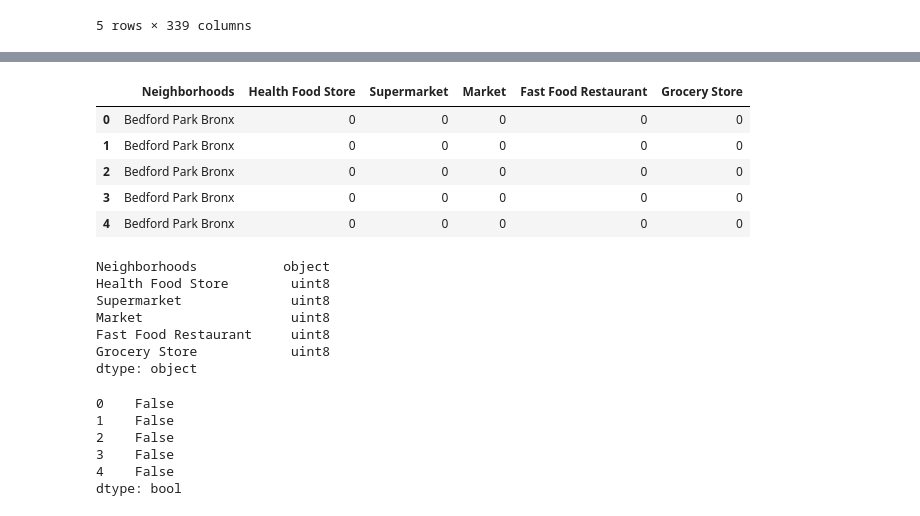
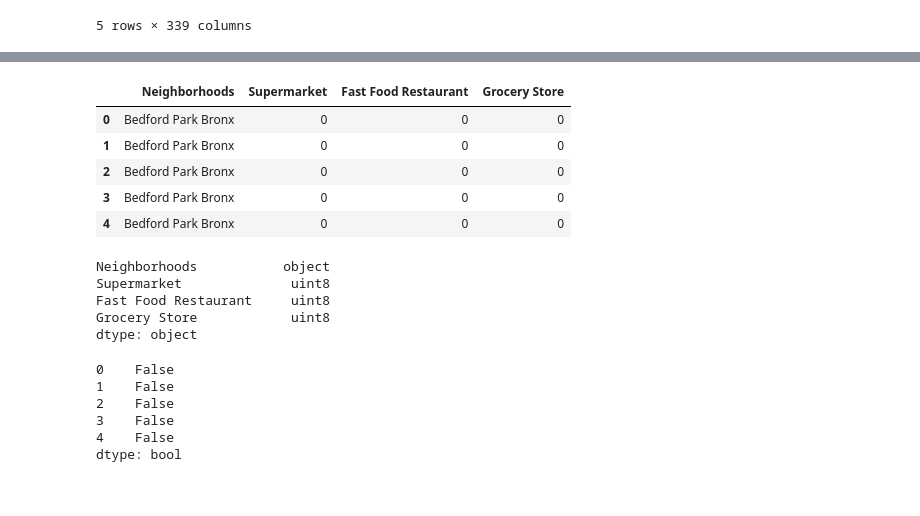
Before and after one commit to ptorres001/nyc_food_deserts, a Jupyter notebook: Cluster_Final.ipynb, the cells around one changed output, grey strips where cells are left out. Drawn from its saved outputs; the diff is of its cells as text; code cells hidden in the pictures.

```diff
--- a/Cluster_Final.ipynb
+++ b/Cluster_Final.ipynb
@@ -437,20 +441,22 @@ VERSION = '20180605' # Foursquare API version
 # %%
 radius =4000
 LIMIT = 500
+categoryId = '52f2ab2ebcbc57f1066b8b46,4bf58dd8d48988d118951735'
 
 venues = []
 
 for lat, long, neighborhood in zip(ny['Latitude'], ny['Longitude'], ny['Neighborhood']):
 
     # create the API request URL
-    url = "https://api.foursquare.com/v2/venues/explore?client_id={}&client_secret={}&v={}&ll={},{}&radius={}&limit={}".format(
+    url = "https://api.foursquare.com/v2/venues/explore?client_id={}&client_secret={}&v={}&ll={},{}&radius={}&limit={}&categoryId ={}".format(
         CLIENT_ID,
         CLIENT_SECRET,
         VERSION,
         lat,
         long,
         radius,
-        LIMIT)
+        LIMIT,
+        categoryId)
 
     # make the GET request
     results = requests.get(url).json()["response"]['groups'][0]['items']
@@ -471,7 +530,8 @@ for lat, long, neighborhood in zip(ny['Latitude'], ny['Longitude'], ny['Neighbor
 venues_df = pd.DataFrame(venues)
 
 # define the column names
-venues_df.columns = ['Neighborhood', 'Latitude', 'Longitude', 'VenueName', 'VenueLatitude', 'VenueLongitude', 'VenueCategory']
+venues_df.columns = ['Neighborhood', 'Latitude', 'Longitude',
+                     'VenueName', 'VenueLatitude', 'VenueLongitude', 'VenueCategory']
 
 print(venues_df.shape)
 venues_df.head(100)
@@ -560,23 +620,21 @@ array(['Neighborhoods', 'Accessories Store', 'Adult Boutique',
        "Women's Store", 'Yemeni Restaurant', 'Yoga Studio', 'Zoo',
        'Zoo Exhibit'], dtype=object)
 # %%
-ny_hot = ny_hot[['Neighborhoods','Health Food Store','Supermarket','Market',
+ny_hot = ny_hot[['Neighborhoods','Supermarket',
                  'Fast Food Restaurant','Grocery Store']]
 ny_hot.head()
 # %% [output]
-|  | Neighborhoods | Health Food Store | Supermarket | Market | Fast Food Restaurant | Grocery Store |
-| 0 | Bedford Park Bronx | 0 | 0 | 0 | 0 | 0 |
-| 1 | Bedford Park Bronx | 0 | 0 | 0 | 0 | 0 |
-| 2 | Bedford Park Bronx | 0 | 0 | 0 | 0 | 0 |
-| 3 | Bedford Park Bronx | 0 | 0 | 0 | 0 | 0 |
-| 4 | Bedford Park Bronx | 0 | 0 | 0 | 0 | 0 |
+|  | Neighborhoods | Supermarket | Fast Food Restaurant | Grocery Store |
+| 0 | Bedford Park Bronx | 0 | 0 | 0 |
+| 1 | Bedford Park Bronx | 0 | 0 | 0 |
+| 2 | Bedford Park Bronx | 0 | 0 | 0 |
+| 3 | Bedford Park Bronx | 0 | 0 | 0 |
+| 4 | Bedford Park Bronx | 0 | 0 | 0 |
 # %%
 ny_hot.dtypes
 # %% [output]
 Neighborhoods           object
-Health Food Store        uint8
 Supermarket              uint8
-Market                   uint8
 Fast Food Restaurant     uint8
 Grocery Store            uint8
 dtype: object
```
Also changed, not shown: parts of 35 cells of this notebook.
